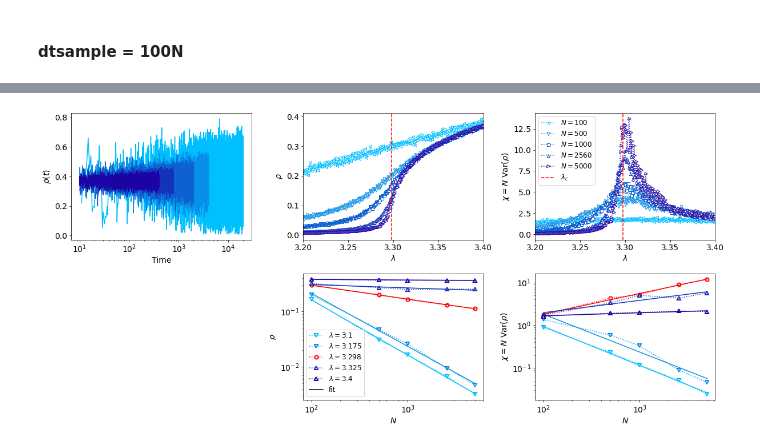
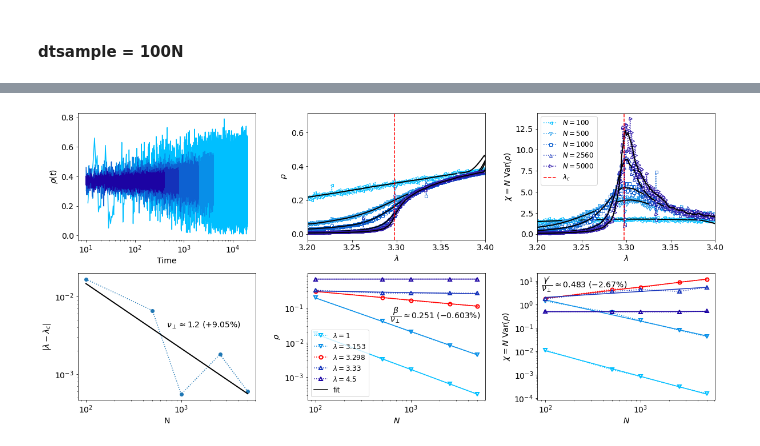
Before and after one commit to mgirardis/contact-process, a Jupyter notebook: check_phase_transition.ipynb, the cells around one changed output, grey strips where cells are left out. Drawn from its saved outputs; the diff is of its cells as text; code cells hidden in the pictures.

```diff
--- a/check_phase_transition.ipynb
+++ b/check_phase_transition.ipynb
@@ -119,16 +119,16 @@ n_inpt_dir = sum( len(i) for i in input_dir_list )
 pt_seq_TO  = [None for _ in N_values]
 d_seq_TO   = [None for _ in N_values]
 for k,(input_dir,N) in enumerate(zip(input_dir_list,N_values)):
-    pt_seq_TO_run,d_run = misc.unpack_list_of_tuples([
-        (
-            print(f'loading {misc.get_percent_load_str(i+k*len(input_dir),n_inpt_dir)}  :::  N={N} ... {inpd} > {misc.get_percent_load_str(i,len(input_dir))}'),
-            ptd.calc_phasetrans_params_struct(glob.glob(os.path.join(inpd,'*_seq_*.mat')),'l',n_time_steps_sample=dtsample,t_trans=t_trans,time_k1=10000,time_k2=10000,return_file_data=True,calc_suscept_bootstrap_error=True,return_as_struct=False),
-            clear_output(wait=True)
-        )[1]
-        for i,inpd in enumerate(input_dir)
-        ])
-    pt_seq_TO[k]           = ptd.calc_mean_phasetrans_params(pt_seq_TO_run,param_name_control='l',param_name_orderpar='rho',return_as_struct=True)
-    d_seq_TO[k]            = d_run[0]
+    pt_seq_TO_run = [ None for _ in range(len(input_dir)) ]
+    d_run         = [ None for _ in range(len(input_dir)) ]
+    for i,inpd in enumerate(input_dir):
+        print(f'loading {misc.get_percent_load_str(i+k*len(input_dir),n_inpt_dir)}  :::  N={N} ... {inpd} > {misc.get_percent_load_str(i,len(input_dir))}')
+        pt_seq_TO_run[i],d_run[i] = ptd.calc_phasetrans_params_struct(glob.glob(os.path.join(inpd,'*_seq_*.mat')),
+                                                                'l',n_time_steps_sample=dtsample,t_trans=t_trans,time_k1=10000,time_k2=10000,
+                                                                return_file_data=True,calc_suscept_bootstrap_error=True,return_as_struct=False)
+        clear_output(wait=True)
+    pt_seq_TO[k]            = ptd.calc_mean_phasetrans_params(pt_seq_TO_run,param_name_control='l',param_name_orderpar='rho',return_as_struct=True)
+    d_seq_TO[k]             = d_run[0]
     clear_output(wait=True)
 
 del d_run
@@ -146,6 +146,12 @@ done loading
 # %%
 #colors = plt.get_cmap('cividis')(numpy.linspace(0,1,N_values.size))
 import sys
+import scipy.signal
+import modules.misc_func as misc
+if misc:
+    del sys.modules['modules.misc_func']
+    del misc
+import modules.misc_func as misc
 import modules.plot_func as pltt
 if pltt:
     del sys.modules['modules.plot_func']
@@ -161,10 +167,19 @@ use_filter_suscept  = False
 # Munoz et al (1999) PRE 59:6175-6179
 l_c_seq               = 3.297848 # critical point
 nuperp_theory         = 1.09684
-beta_nuperp_theory    = 0.27649/nuperp_theory
+beta_theory           = 0.27649
+beta_nuperp_theory    = beta_theory/nuperp_theory
 gammapr_nuperp_theory = 0.54386/nuperp_theory
+outlier_args          = dict(window=20,z_score_local_threshold=3)
+wiener_filter_params  = {
+     100:dict(mysize=70,noise=20),
+     500:dict(mysize=40,noise=20),
+    1000:dict(mysize=30,noise=10),
+    2560:dict(mysize=10,noise= 5),
+    5000:dict(mysize=10,noise= 5)
+}
 
-
+# fitting rho and susceptibility vs. N
 rho_l_N_seq_all     = numpy.array([pt.rho     for pt in pt_seq_TO]).T
 suscept_l_N_seq_all = numpy.array([pt.suscept for pt in pt_seq_TO]).T
 fr_rho_all          = [ misc.linearized_fit(N_values,Y,x_transform=numpy.log,y_transform=numpy.log,y_inverse_transform=numpy.exp) for Y in rho_l_N_seq_all     ]
@@ -177,6 +192,15 @@ gammapr_nuperp_fit  =  fr_sus_all[k_min_beta].fitpar[0]
 l_c_app_seq         = pt_seq_TO[0].l[k_min_beta]
 err_per             = lambda vfit,vtheory: 100*(vfit-vtheory)/vtheory
 
+
+l_rho_smooth,rho_smooth = misc.unpack_list_of_tuples([ misc.smooth_data(pt.rho    , scipy.signal.wiener, wiener_filter_params[N],outlier_args,x=pt.l) for pt,N in zip(pt_seq_TO,N_values) ])
+l_sus_smooth,sus_smooth = misc.unpack_list_of_tuples([ misc.smooth_data(pt.suscept, scipy.signal.wiener, wiener_filter_params[N],outlier_args,x=pt.l) for pt,N in zip(pt_seq_TO,N_values) ])
+l_sus_max   ,sus_max    = misc.unpack_list_of_tuples([ (lval[(k:=numpy.nanargmax(sus))],sus[k]) for lval,sus in zip(l_sus_smooth,sus_smooth)])
+l_sus_max               = numpy.asarray(l_sus_max)
+sus_max                 = numpy.asarray(sus_max  )
+l_c_max_shift           = numpy.abs(l_sus_max-l_c_app_seq)
+fr_sus_max              = misc.linearized_fit(N_values,l_c_max_shift,x_transform=numpy.log,y_transform=numpy.log, y_inverse_transform=numpy.exp)#, mask=numpy.array([1,1,0,1,1],dtype=bool))
+nuperp_fit              = -1/fr_sus_max.fitpar[0]
 
 # selecting data for FSS plot
 l_probe_seq                       = pt_seq_TO[0].l[numpy.linspace(0,pt_seq_TO[0].l.size-1,5,dtype=int)]
@@ -191,12 +215,14 @@ fr_sus                            = [ fr_sus_all[k] for k in l_selected_ind_seq]
 # generating matrices rho[l,N] suscept[l,N]
 print('* known critical point:')
 print( f'𝜆_c    = {l_c_seq              :.6g}')
+print( f'𝜈⟂    = {nuperp_theory        :.6g}')
 print( f'𝛽/𝜈⟂  = {beta_nuperp_theory   :.6g}')
 print(f'𝛾\'/𝜈⟂ = {gammapr_nuperp_theory:.6g}')
 print('')
 print('')
 print('* estimated critical point:')
 print( f'𝜆_c    = {l_c_app_seq       :.6g} \t ({err_per(l_c_app_seq       ,l_c_seq              ):.4g}%)')
+print( f'𝜈⟂    = {nuperp_fit         :.6g} \t ({err_per(nuperp_fit       ,nuperp_theory        ):.4g}%)')
 print( f'𝛽/𝜈⟂  = {beta_nuperp_fit   :.6g} \t ({err_per(beta_nuperp_fit   ,beta_nuperp_theory   ):.4g}%)')
 print(f'𝛾\'/𝜈⟂ = {gammapr_nuperp_fit:.6g} \t ({err_per(gammapr_nuperp_fit,gammapr_nuperp_theory):.4g}%)')
 print('')
@@ -212,25 +238,34 @@ plt.rcParams.update({'font.size':14})
 fig,ax = plt.subplots(nrows=2,ncols=3,figsize=(17,8))
 
 ax[0,2].sharex(ax[0,1])
-ax[1,0].set_visible(False)
+#ax[1,0].set_visible(False)
 
 # which lambda to show time series for
+
+ax[1,0].plot(N_values,l_c_max_shift,'o:')
+ax[1,0].plot(fr_sus_max.x_fit,fr_sus_max.y_fit,'-k',linewidth=2,label=f'$\\nu_\\perp\\approx{nuperp_fit:.4g}$')
+ax[1,0].text(7e2,4e-3,f'$\\nu_\\perp\\approx{nuperp_fit:.3g}\\ ({err_per(nuperp_fit       ,nuperp_theory        ):+.3g}\\%)$')
+ax[1,0].set_xscale('log')
+ax[1,0].set_yscale('log')
+ax[1,0].set_xlabel('N')
+ax[1,0].set_ylabel('$|\\lambda-\\lambda_c|$')
+
 ind = -1
-
 for k,N in enumerate(N_values):
     if len(d_seq_TO[k]):
         ax[0,0].plot(d_seq_TO[k][ind].time/d_seq_TO[k][ind].N , d_seq_TO[k][ind].rho     ,'-',label=f'$N={N}$',color=colors_seq[k])
     ax[0,1].plot(    pt_seq_TO[k].l                           , pt_seq_TO[k].rho         ,':',label=f'$N={N}$',color=colors_seq[k],marker=marker_N[k],markersize=5,markerfacecolor='w')
+    ax[0,1].plot(    l_rho_smooth[k]                          , rho_smooth[k]            ,'-',label=f'_$N={N}$',color='k',linewidth=2)
     ax[0,2].plot(    pt_seq_TO[k].l                           , pt_seq_TO[k].suscept     ,':',label=f'$N={N}$',color=colors_seq[k],marker=marker_N[k],markersize=5,markerfacecolor='w')
-    ax[0,0].set_xlabel('Time')
-    ax[0,0].set_ylabel('$\\rho(t)$')
-    ax[0,0].set_xscale('log')
-    #ax[0,0].set_yscale('log')
-    ax[0,1].set_xlabel('$\\lambda$')
-    ax[0,1].set_ylabel('$\\rho$')
-    ax[0,2].set_xlabel('$\\lambda$')
-    ax[0,2].set_ylabel('$\chi=N$ Var($\\rho$)')
-    #ax[0,2].set_yscale('log')
+    ax[0,2].plot(    l_sus_smooth[k]                          , sus_smooth[k]            ,'-',label=f'_$N={N}$',color='k',linewidth=2)
+
+ax[0,0].set_xlabel('Time')
+ax[0,0].set_ylabel('$\\rho(t)$')
+ax[0,0].set_xscale('log')
+ax[0,1].set_xlabel('$\\lambda$')
+ax[0,1].set_ylabel('$\\rho$')
+ax[0,2].set_xlabel('$\\lambda$')
+ax[0,2].set_ylabel('$\chi=N$ Var($\\rho$)')
 
 #ax[0,1].set_xlim((0.25,0.35))
 #ax[0,1].set_xlim((1.5,4.0))
@@ -245,6 +280,9 @@ for k,l in enumerate(l_selected_seq):
     ax[1,1].plot(fr_rho[k].x_fit,fr_rho[k].y_fit  ,'-',label=f'_$\\lambda={l:.4g}$',color=colors_seq_FSS[k],markerfacecolor='w',markeredgewidth=2)
     ax[1,2].plot(N_values,suscept_l_N_seq[k]      ,':',label= f'$\\lambda={l:.4g}$',color=colors_seq_FSS[k],markerfacecolor='w',markeredgewidth=2,marker=marker_seq_FSS[k])
     ax[1,2].plot(fr_sus[k].x_fit,fr_sus[k].y_fit  ,'-',label=f'_$\\lambda={l:.4g}$',color=colors_seq_FSS[k],markerfacecolor='w',markeredgewidth=2)
+
+ax[1,1].text(6e2,5e-2,f'$\\dfrac{{\\beta}}{{\\nu_\\perp}}\\approx{beta_nuperp_fit:.3g}\\ ({err_per(beta_nuperp_fit   ,beta_nuperp_theory   ):+.3g}\\%)$')
+ax[1,2].text(9e1,5e0 ,f'$\\dfrac{{\\gamma^\\prime}}{{\\nu_\\perp}}\\approx{gammapr_nuperp_fit:.3g}\\ ({err_per(gammapr_nuperp_fit,gammapr_nuperp_theory):+.3g}\\%)$')
 ax[1,1].plot(numpy.nan,numpy.nan,'-k',label='fit')
 ax[1,1].set_xlabel('$N$')
 ax[1,1].set_ylabel('$\\rho$')
@@ -273,4 +313,4 @@ plt.show()
 𝜆_c    = 3.2984          (0.01674%)
 𝛽/𝜈⟂  = 0.250559         (-0.6029%)
 𝛾'/𝜈⟂ = 0.482628         (-2.665%)
-[figure, old version]
+[figure, new version]
```
Also changed, not shown: parts of 4 cells of this notebook, 3 other files.
